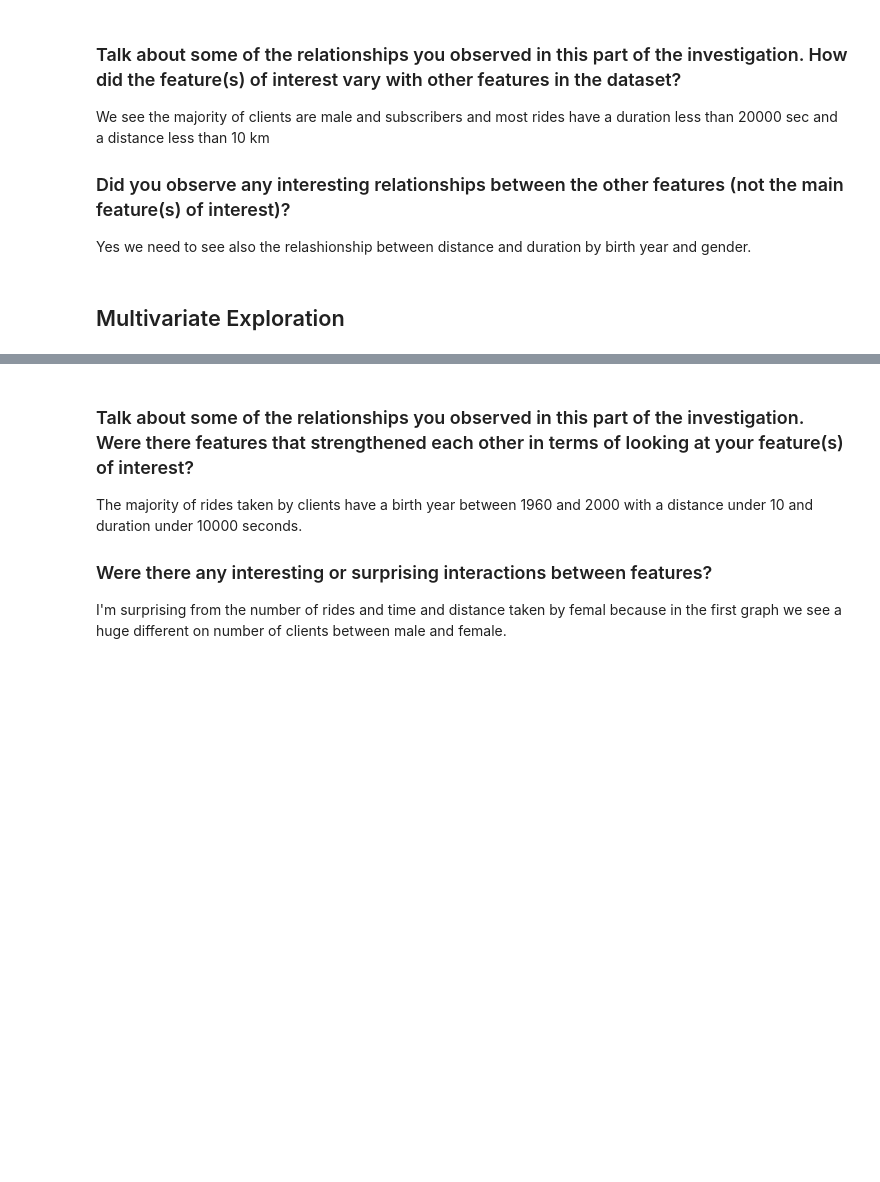
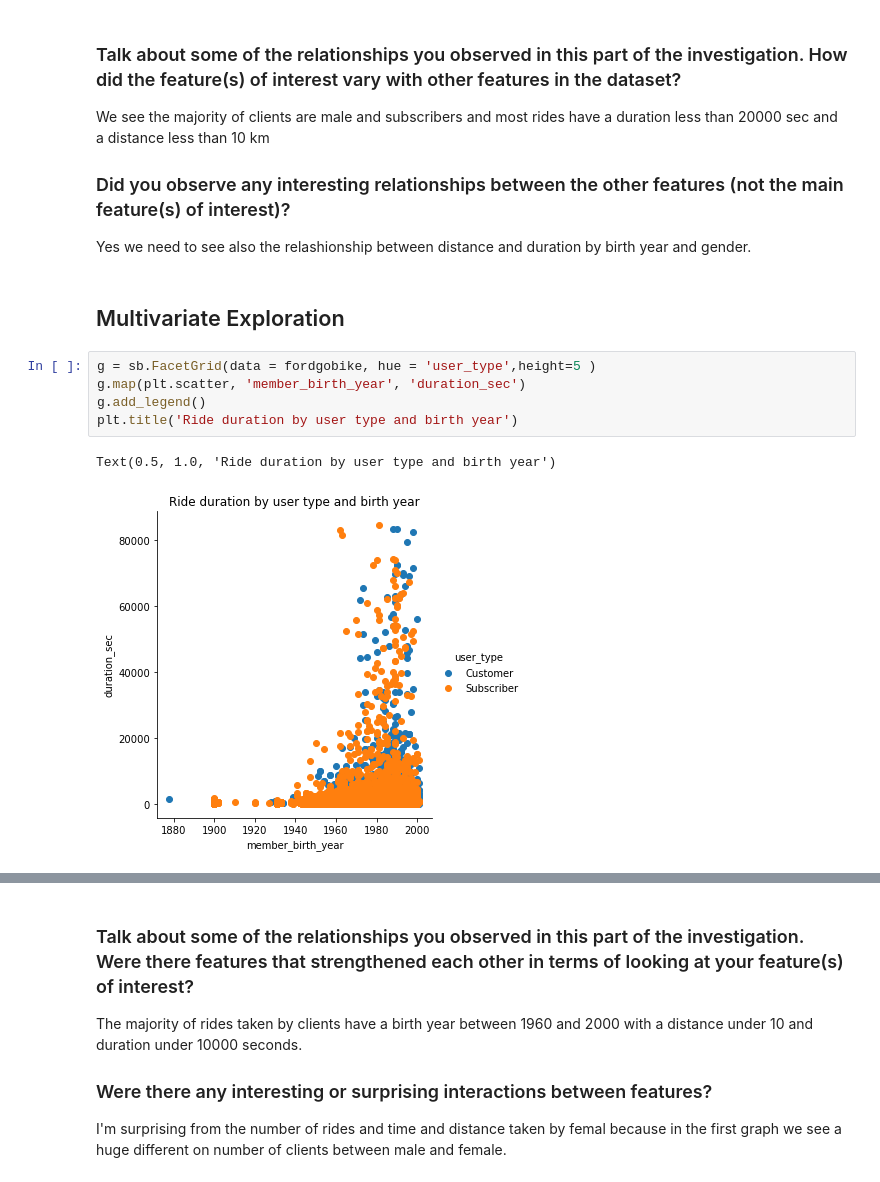
Before and after one commit to aribihamza/Communicate-Data-Findings---fordgobike, a Jupyter notebook: Part_I_exploration_template.ipynb, the cells around one changed output, grey strips where cells are left out. Cells and saved outputs as stored; diff of their text form; blank space fills up the shorter version.

```diff
--- a/Part_I_exploration_template.ipynb
+++ b/Part_I_exploration_template.ipynb
@@ -241,4 +223,13 @@ We see the majority of clients are male and subscribers and most rides have a du
 
 Yes we need to see also the relashionship between distance and duration by birth year and gender.
 # %% [markdown]
+<a id='multivariate'></a>
 ## Multivariate Exploration
+# %%
+g = sb.FacetGrid(data = fordgobike, hue = 'user_type',height=5 )
+g.map(plt.scatter, 'member_birth_year', 'duration_sec')
+g.add_legend()
+plt.title('Ride duration by user type and birth year')
+# %% [output]
+Text(0.5, 1.0, 'Ride duration by user type and birth year')
+[figure, added]
```
Also changed, not shown: parts of 43 cells of this notebook, 3 other files.
